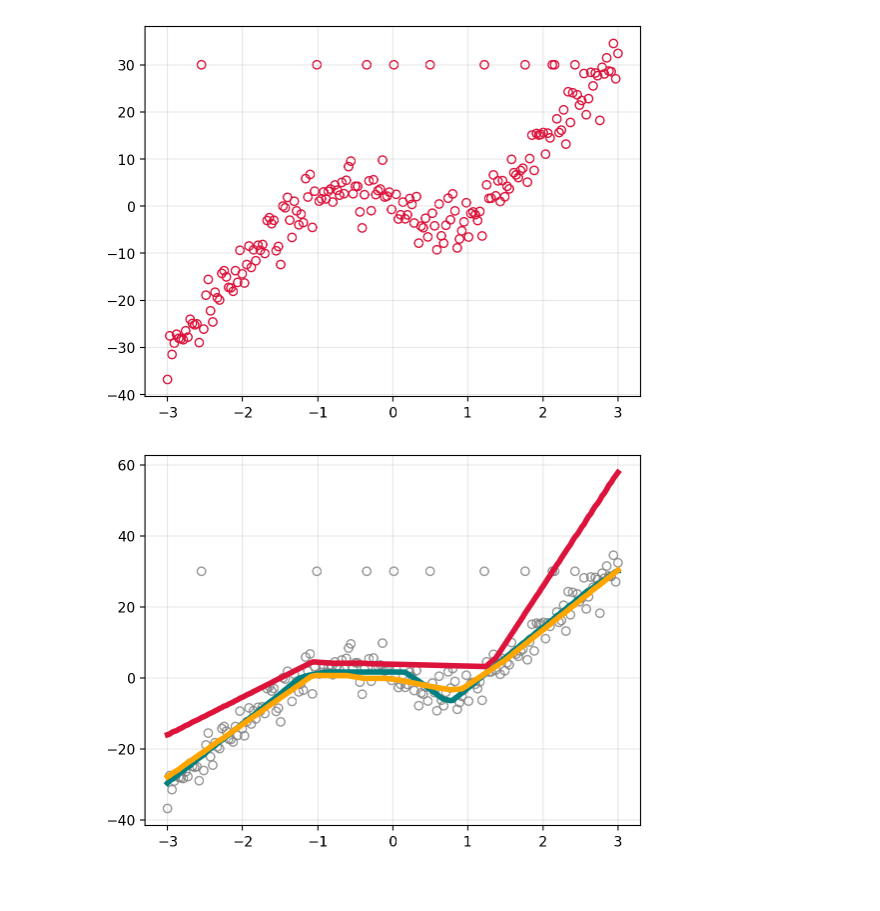
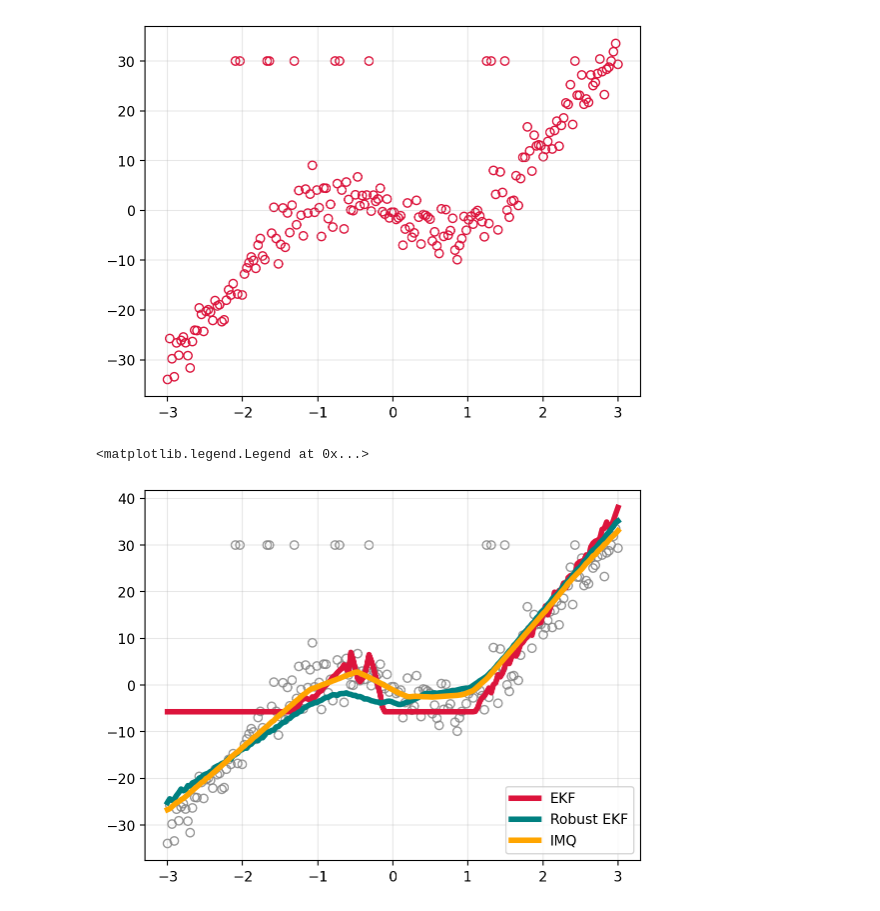
Before and after one commit to gerdm/weighted-likelihood-filter, a Jupyter notebook: experiments/online-mlp-training.ipynb, the cells around one changed output. Drawn from its saved outputs; the diff is of its cells as text; code cells hidden in the pictures.

```diff
--- a/experiments/online-mlp-training.ipynb
+++ b/experiments/online-mlp-training.ipynb
@@ -31,27 +57,27 @@ def sample_observations(key, f, n_obs, xmin, xmax, x_noise=0.1, y_noise=3.0):
 
     return x, y
 # %%
-key = jax.random.PRNGKey(314)
+key = jax.random.PRNGKey(3141)
 key_train, key_sample_obs, key_eval = jax.random.split(key, 3)
 
 n_obs = 200
 xmin, xmax = -3, 3
 sigma_y = 3.0
-x, y = sample_observations(key_sample_obs, f, n_obs, xmin, xmax, x_noise=0, y_noise=sigma_y)
+x, y = sample_observations_one_sided(key_sample_obs, f, n_obs, xmin, xmax, x_noise=0, y_noise=sigma_y)
 xtest = jnp.linspace(x.min(), x.max(), n_obs)
 plt.scatter(x, y, edgecolors="crimson", color="none")
 plt.grid(alpha=0.3)
 # %% [output]
-[figure, old version]
+[figure, new version]
 # %%
 class MLP(nn.Module):
     @nn.compact
     def __call__(self, x):
-        x = nn.Dense(6)(x)
+        x = nn.Dense(10)(x)
         x = nn.relu(x)
-        x = nn.Dense(6)(x)
+        x = nn.Dense(10)(x)
         x = nn.relu(x)
-        x = nn.Dense(6)(x)
+        x = nn.Dense(10)(x)
         x = nn.relu(x)
         x = nn.Dense(1)(x)
         return x
@@ -81,7 +107,7 @@ yhat_ekf = agent_ekf.vobs_fn(bel_ekf.mean, xtest[:, None]).ravel()
 # %%
 agent_rekf = rfilter.ExtendedRobustKalmanFilter(
     latent_fn, model.apply, dynamics_covariance=1e-4, prior_observation_covariance=1.0* jnp.eye(1),
-    noise_scaling=1.0,
+    noise_scaling=3.0,
     n_inner=5
 )
 
@@ -91,7 +117,7 @@ yhat_rekf = agent_rekf.vobs_fn(bel_rekf.mean, xtest[:, None]).ravel()
 # %%
 agent_imq = gbfilter.IMQFilter(
     model.apply, dynamics_covariance=1e-4, observation_covariance=1.0,
-    soft_threshold=1.0
+    soft_threshold=4.0
 )
 
 bel_init = agent_imq.init_bel(params_init, cov=1.0)
@@ -100,8 +126,10 @@ yhat_imq = agent_imq.link_fn(bel_imq.mean, xtest[:, None]).ravel()
 # %%
 plt.scatter(x, y, edgecolors="tab:gray", c="none", alpha=0.8)
 plt.plot(xtest, yhat_ekf, c="crimson", linewidth=4, label="EKF")
 plt.plot(xtest, yhat_rekf, c="teal", linewidth=4, label="Robust EKF")
 plt.plot(xtest, yhat_imq, c="orange", linewidth=4, label="IMQ")
 plt.grid(alpha=0.3)
+plt.legend()
 # %% [output]
+<matplotlib.legend.Legend at 0x...>
-[figure, old version]
+[figure, new version]
```
Also changed, not shown: parts of 2 cells of this notebook.
